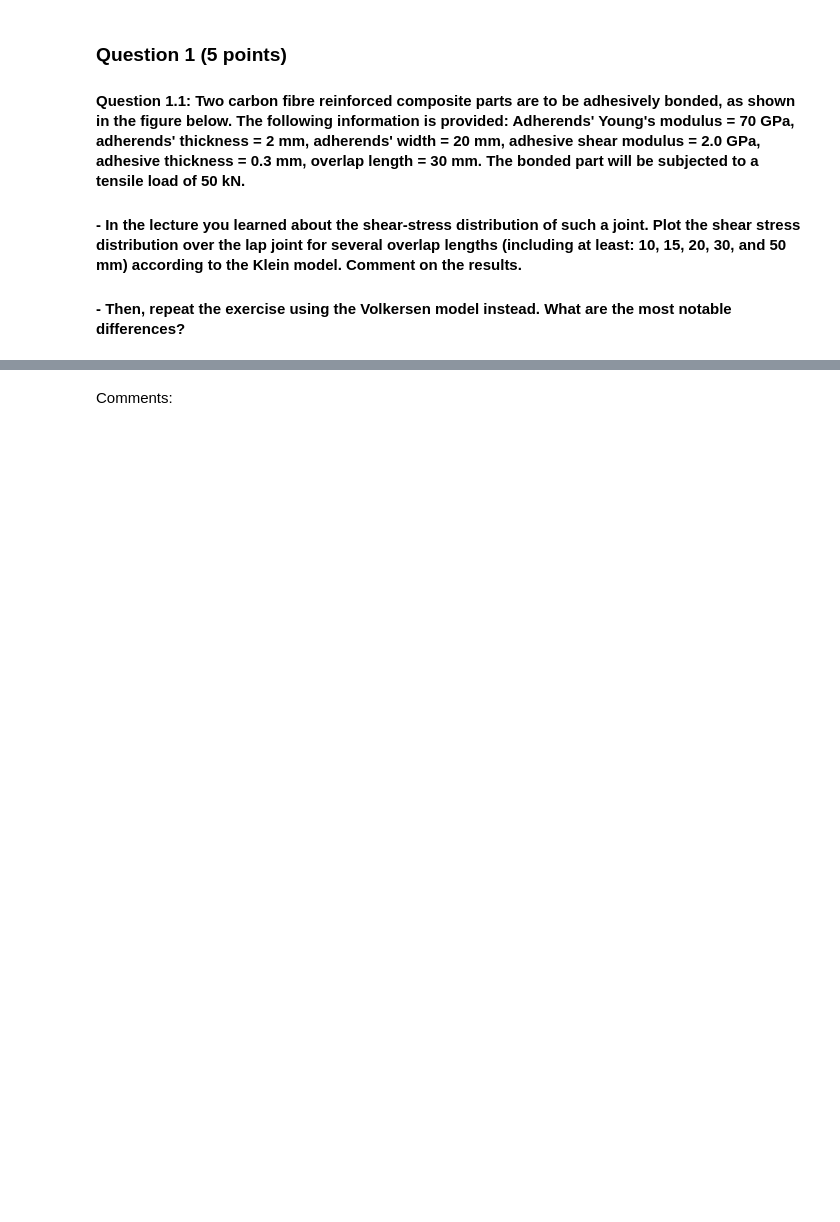
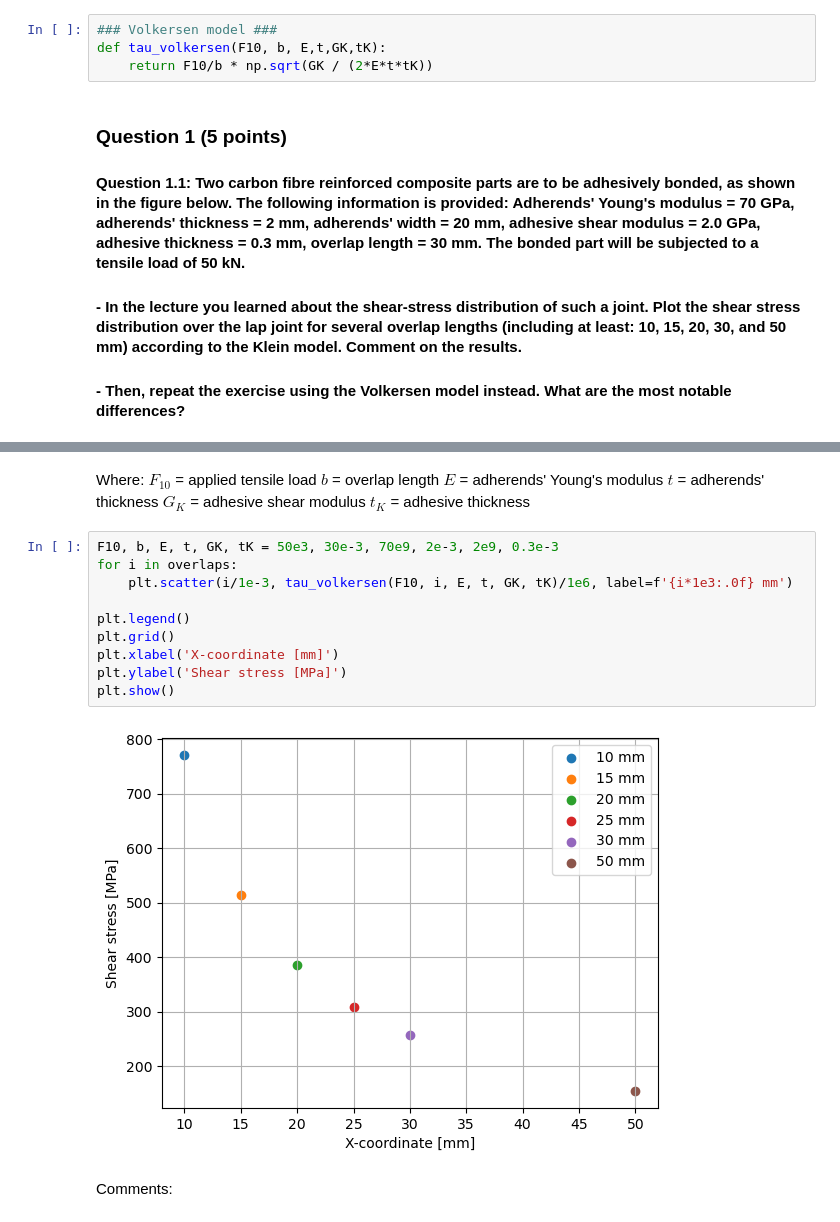
Before and after one commit to arthurstreebgreebling/PCM, a Jupyter notebook: A3 Joining/Joining.ipynb, the cells around one changed output, grey strips where cells are left out. Cells and saved outputs as stored; diff of their text form; blank space fills up the shorter version.

```diff
--- a/A3 Joining/Joining.ipynb
+++ b/A3 Joining/Joining.ipynb
@@ -32,3 +40,7 @@ $d$ = adhesive thickness
+# %%
+### Volkersen model ###
+def tau_volkersen(F10, b, E,t,GK,tK):
+    return F10/b * np.sqrt(GK / (2*E*t*tK))
 # %% [markdown]
 ### Question 1 (5 points)
 
@@ -42,3 +79,23 @@ $d$ = adhesive thickness
+# %% [markdown]
+ Where:
+ $F_{10}$ = applied tensile load
+ $b$ = overlap length
+ $E$ = adherends' Young's modulus
+ $t$ =  adherends' thickness
+ $G_{K}$ = adhesive shear modulus
+ $t_{K}$ = adhesive thickness
+# %%
+F10, b, E, t, GK, tK = 50e3, 30e-3, 70e9, 2e-3, 2e9, 0.3e-3
+for i in overlaps:
+    plt.scatter(i/1e-3, tau_volkersen(F10, i, E, t, GK, tK)/1e6, label=f'{i*1e3:.0f} mm')
+
+plt.legend()
+plt.grid()
+plt.xlabel('X-coordinate [mm]')
+plt.ylabel('Shear stress [MPa]')
+plt.show()
+# %% [output]
+[figure, added]
 # %% [markdown]
 Comments:
 # %% [markdown]
```
Also changed, not shown: parts of 6 cells of this notebook, 5 other files.
